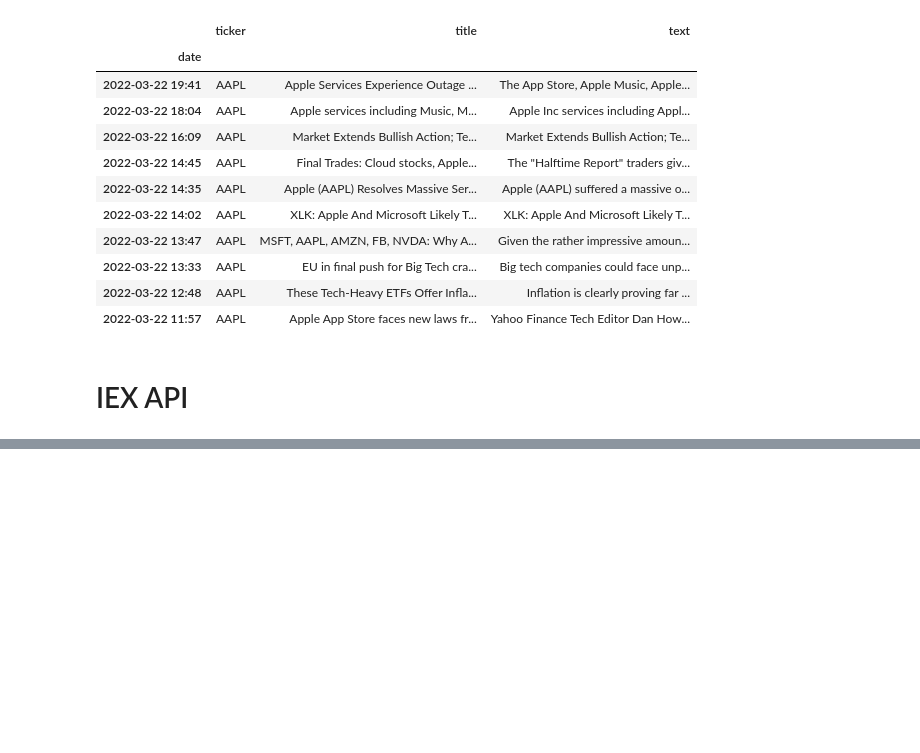
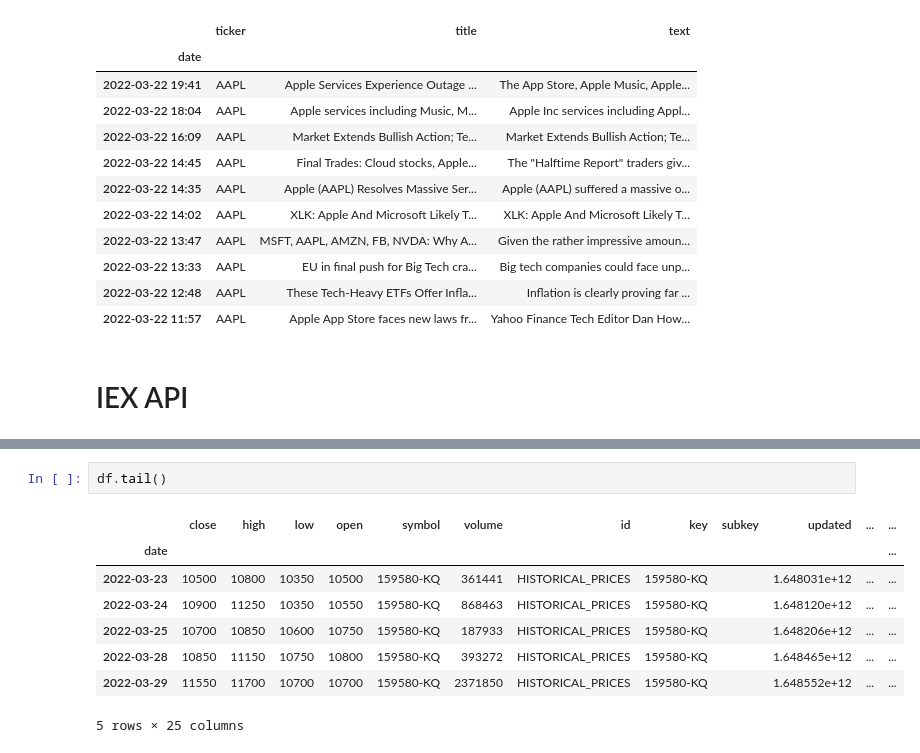
Before and after one commit to tjp1992/stock_backend, a Jupyter notebook: notebooks/EDA_tj.ipynb, the cells around one changed output, grey strips where cells are left out. Cells and saved outputs as stored; diff of their text form; blank space fills up the shorter version.

```diff
--- a/notebooks/EDA_tj.ipynb
+++ b/notebooks/EDA_tj.ipynb
@@ -87,0 +144,11 @@ api_data
+# %%
+df.tail()
+# %% [output]
+|  | close | high | low | open | symbol | volume | id | key | subkey | updated | ... | ... |
+| date |  |  |  |  |  |  |  |  |  |  |  | ... |
+| 2022-03-23 | 10500 | 10800 | 10350 | 10500 | 159580-KQ | 361441 | HISTORICAL_PRICES | 159580-KQ |  | 1.648031e+12 | ... | ... |
+| 2022-03-24 | 10900 | 11250 | 10350 | 10550 | 159580-KQ | 868463 | HISTORICAL_PRICES | 159580-KQ |  | 1.648120e+12 | ... | ... |
+| 2022-03-25 | 10700 | 10850 | 10600 | 10750 | 159580-KQ | 187933 | HISTORICAL_PRICES | 159580-KQ |  | 1.648206e+12 | ... | ... |
+| 2022-03-28 | 10850 | 11150 | 10750 | 10800 | 159580-KQ | 393272 | HISTORICAL_PRICES | 159580-KQ |  | 1.648465e+12 | ... | ... |
+| 2022-03-29 | 11550 | 11700 | 10700 | 10700 | 159580-KQ | 2371850 | HISTORICAL_PRICES | 159580-KQ |  | 1.648552e+12 | ... | ... |
+5 rows × 25 columns
```
Also changed, not shown: parts of 11 cells of this notebook.
